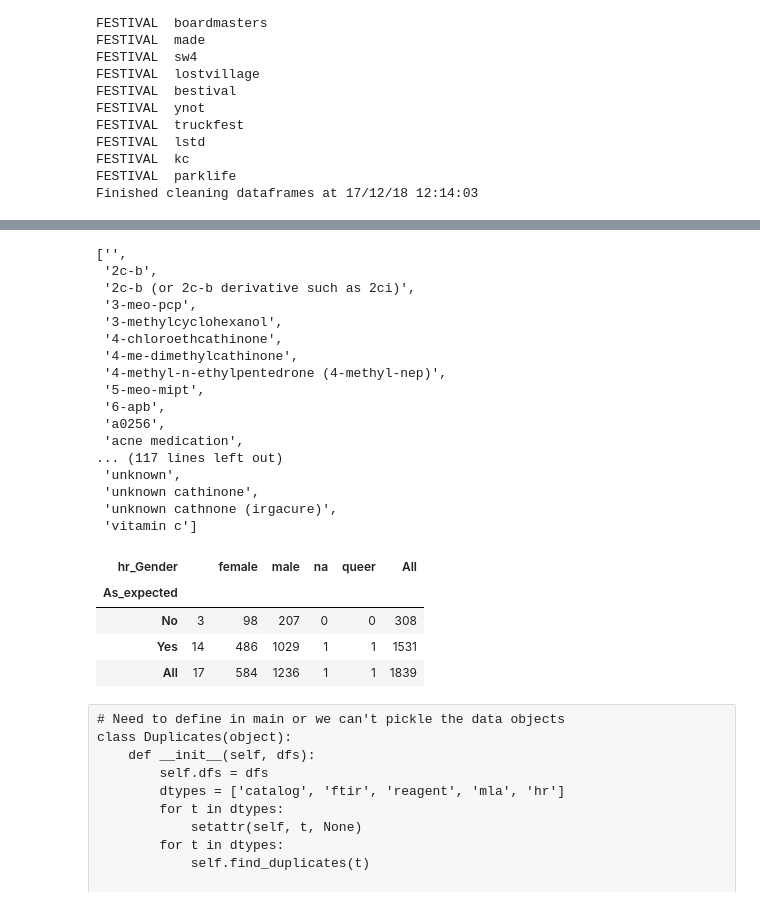
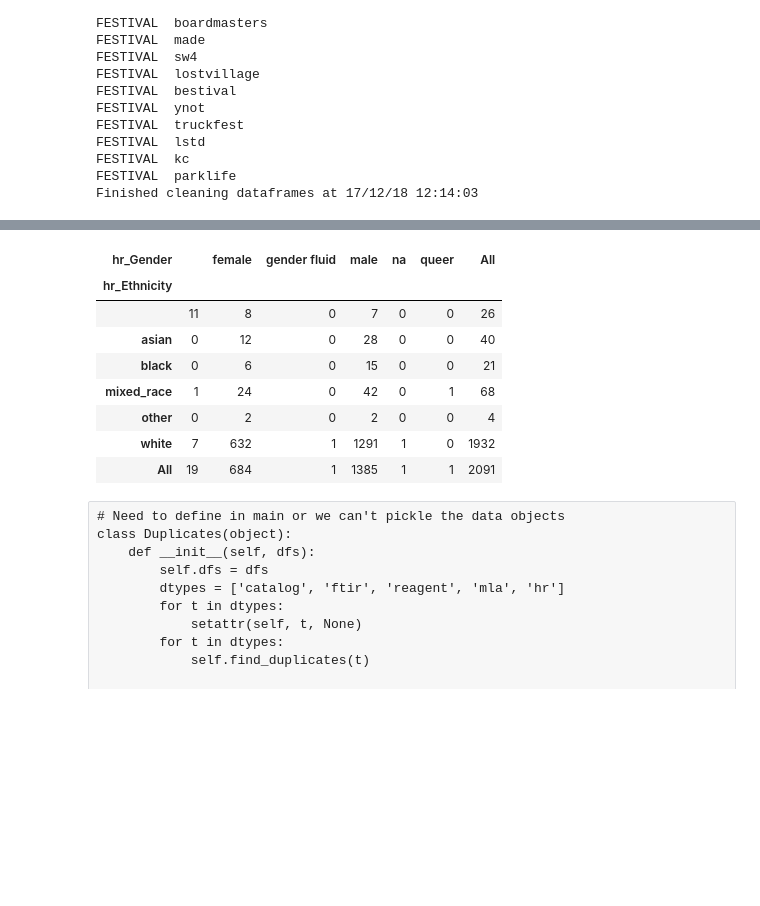
Before and after one commit to linucks/random, a Jupyter notebook: Loop2018DataAnalysis.ipynb, the cells around one changed output, grey strips where cells are left out. Cells and saved outputs as stored; diff of their text form; code cells hidden in the pictures; blank space fills up the shorter version.

Commit message:
1.1 - fix ethnicities

```diff
--- a/Loop2018DataAnalysis.ipynb
+++ b/Loop2018DataAnalysis.ipynb
@@ -427,9 +427,9 @@ def canonicalise_columns(dfs):
         dfs.hr = dfs.hr[hr_columns]
 # %%
 # Clean the cells
-# import pickle
-# with open('foo_multi.pkl', 'rb') as f:
-#     data = pickle.load(f)
+import pickle
+with open('foo_multi.pkl', 'rb') as f:
+    data = pickle.load(f)
 
 user_drugs_map, tester_drugs_map = get_drugs_maps()
 user_drug_columns = ["Had_other_drugs", 'SoldAs', 'UserSuspicion']
@@ -489,8 +489,8 @@ FESTIVAL  parklife
 Finished cleaning dataframes at 17/12/18 12:14:03
 # %%
 # Merge of all data
-# with open('latest.pkl', 'rb') as f:
-#     data = pickle.load(f)
+with open('latest.pkl', 'rb') as f:
+    data = pickle.load(f)
 
 def calculate_final_results(df):
     """Calculate final result"""
@@ -590,9 +590,9 @@ pkl_file = 'final2018.pkl'
 #     df_final = pickle.load(f)
 
 
-def columns_to_lower_case(df):
+def columns_strip_and_to_lower_case(df):
     cols = ['hr_Gender', 'hr_Ethnicity']
-    df.loc[:,cols] = df[cols].apply(lambda x: x.str.lower())
+    df.loc[:,cols] = df[cols].apply(lambda x: x.str.lower().str.strip())
     return df
 
 
@@ -608,10 +608,25 @@ def add_pid(df):
     df.drop('hr_PID', axis=1, inplace=True)
     return df
 
+def fix_ethnicities(df):
+    ethnicity_map = { 'asian' : ['arabic', 'asian (including chinese)', 'indian', 'white asian'],
+                      'black' : [],
+                      'mixed_race' : ['mixed heritage'],
+                      'other' : ['citizen of the world', 'glittery', 'prefer not to say'],
+                      'white' : ['irish', 'portuguese brazillian', 'white (including european)', 'white other'] }
+
+    replace_d = {}
+    for category, possibilities in ethnicity_map.items():
+        for possible in possibilities:
+            replace_d[possible] = category
+    df['hr_Ethnicity'].replace(replace_d, inplace=True)
+
 
 df_final = pd.concat([d.combined for d in data.values()], ignore_index=True, sort=False)
 df_final = add_pid(df_final)
-df_final = columns_to_lower_case(df_final)
+df_final = columns_strip_and_to_lower_case(df_final)
+fix_ethnicities(df_final)
+
 
 # Reorder columns
 columns = df_final.columns.values.tolist()
@@ -638,34 +653,18 @@ print(now() + " Wrote version %2.1f to file: %s" % (VERSION, filepath))
-# %%
-sorted(df_final['Final_result_calculated'].unique())
-# %% [output]
-['',
- '2c-b',
- '2c-b (or 2c-b derivative such as 2ci)',
- '3-meo-pcp',
- '3-methylcyclohexanol',
- '4-chloroethcathinone',
- '4-me-dimethylcathinone',
- '4-methyl-n-ethylpentedrone (4-methyl-nep)',
- '5-meo-mipt',
- '6-apb',
- 'a0256',
- 'acne medication',
-... (117 lines left out)
- 'unknown',
- 'unknown cathinone',
- 'unknown cathnone (irgacure)',
- 'vitamin c']
 # %%
 # print(len(df_final))
 #pd.crosstab(df_final['hr_Age'], df_final['hr_Gender'], margins=True)
 # pd.crosstab(df_final['hr_Had_ecstascy_pill'], df_final['hr_Gender'], margins=True)
-pd.crosstab(df_final['As_expected'], df_final['hr_Gender'], margins=True)
+pd.crosstab(df_final['hr_Ethnicity'], df_final['hr_Gender'], margins=True)
 # %% [output]
-| hr_Gender |  | female | male | na | queer | All |
-| As_expected |  |  |  |  |  |  |
-| No | 3 | 98 | 207 | 0 | 0 | 308 |
-| Yes | 14 | 486 | 1029 | 1 | 1 | 1531 |
-| All | 17 | 584 | 1236 | 1 | 1 | 1839 |
+| hr_Gender |  | female | gender fluid | male | na | queer | All |
+| hr_Ethnicity |  |  |  |  |  |  |  |
+|  | 11 | 8 | 0 | 7 | 0 | 0 | 26 |
+| asian | 0 | 12 | 0 | 28 | 0 | 0 | 40 |
+| black | 0 | 6 | 0 | 15 | 0 | 0 | 21 |
+| mixed_race | 1 | 24 | 0 | 42 | 0 | 1 | 68 |
+| other | 0 | 2 | 0 | 2 | 0 | 0 | 4 |
+| white | 7 | 632 | 1 | 1291 | 1 | 0 | 1932 |
+| All | 19 | 684 | 1 | 1385 | 1 | 1 | 2091 |
 # %% [raw]
 # Need to define in main or we can't pickle the data objects
 class Duplicates(object):
```
Also changed, not shown: parts of 3 cells of this notebook.
